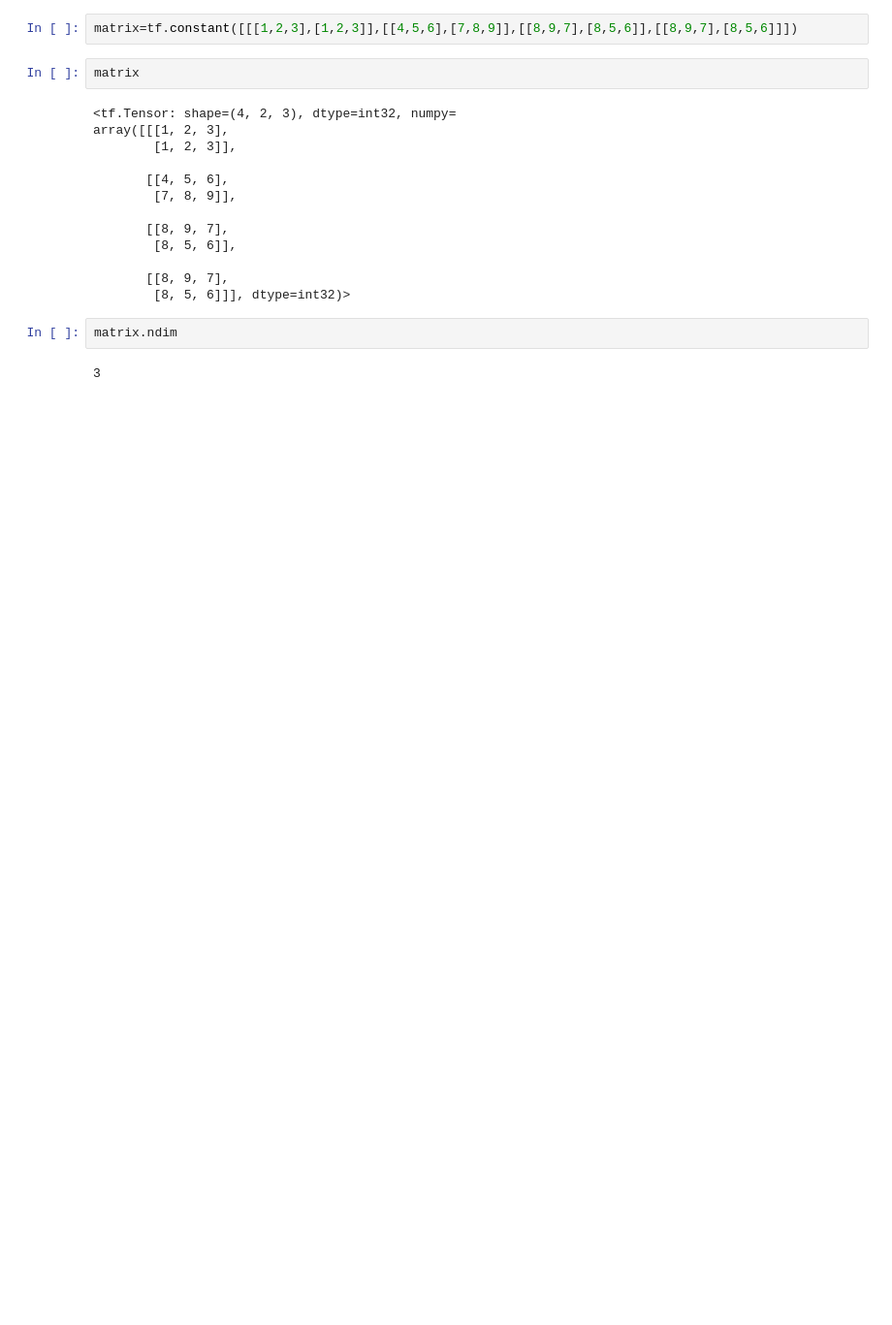
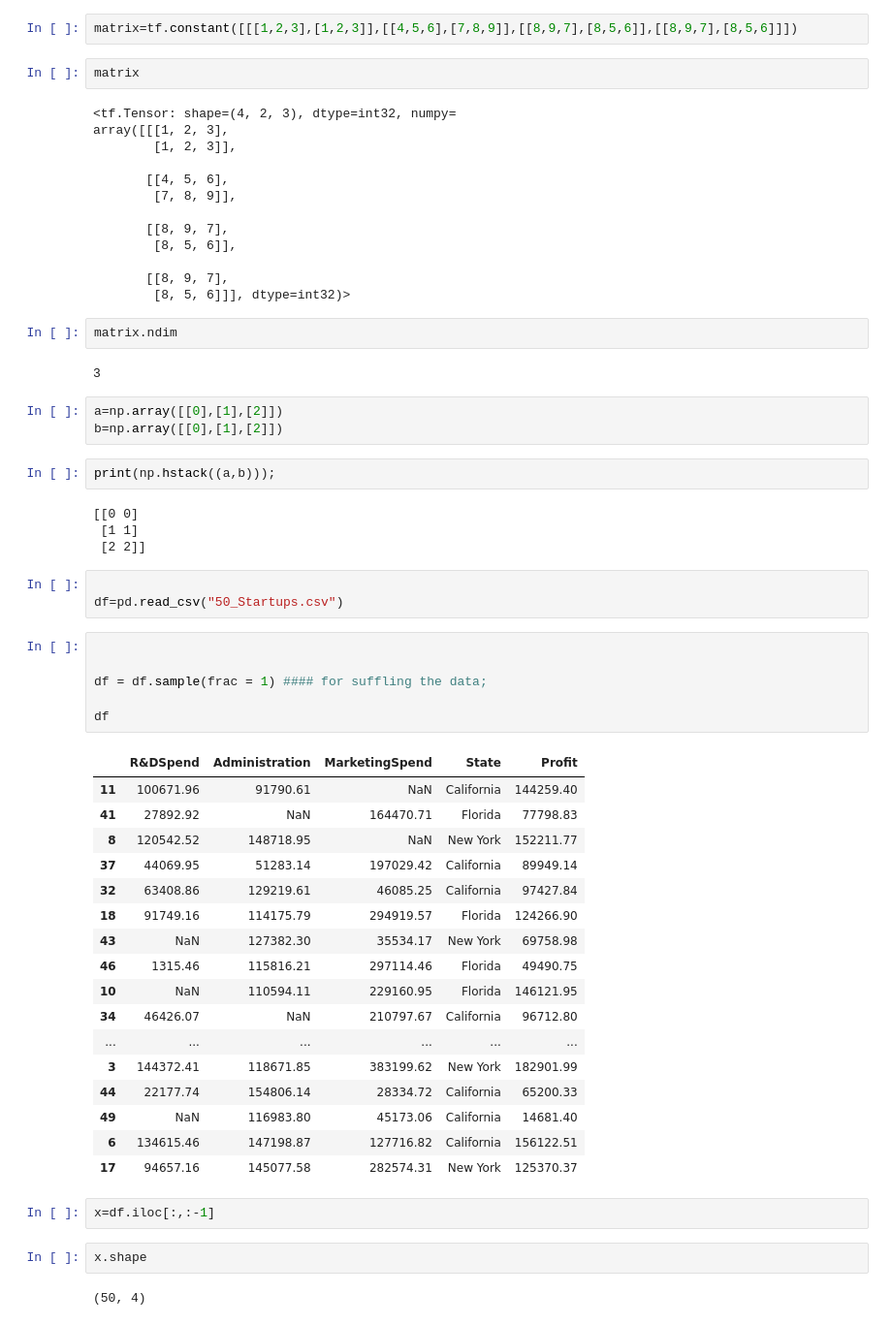
Before and after one commit to darshbaxi/Tensorflow-Practice, a Jupyter notebook: Fundamental_tensorflow.ipynb, the cells around one changed output. Shown at 97% size. Cells and saved outputs as stored; diff of their text form; blank space fills up the shorter version.

```diff
--- a/Fundamental_tensorflow.ipynb
+++ b/Fundamental_tensorflow.ipynb
@@ -23,3 +27,45 @@ array([[[1, 2, 3],
 matrix.ndim
 # %% [output]
 3
+# %%
+a=np.array([[0],[1],[2]])
+b=np.array([[0],[1],[2]])
+# %%
+print(np.hstack((a,b)));
+# %% [output]
+[[0 0]
+ [1 1]
+ [2 2]]
+# %%
+
+df=pd.read_csv("50_Startups.csv")
+# %%
+
+
+df = df.sample(frac = 1) #### for suffling the data;
+
+df
+# %% [output]
+|  | R&DSpend | Administration | MarketingSpend | State | Profit |
+| 11 | 100671.96 | 91790.61 | NaN | California | 144259.40 |
+| 41 | 27892.92 | NaN | 164470.71 | Florida | 77798.83 |
+| 8 | 120542.52 | 148718.95 | NaN | New York | 152211.77 |
+| 37 | 44069.95 | 51283.14 | 197029.42 | California | 89949.14 |
+| 32 | 63408.86 | 129219.61 | 46085.25 | California | 97427.84 |
+| 18 | 91749.16 | 114175.79 | 294919.57 | Florida | 124266.90 |
+| 43 | NaN | 127382.30 | 35534.17 | New York | 69758.98 |
+| 46 | 1315.46 | 115816.21 | 297114.46 | Florida | 49490.75 |
+| 10 | NaN | 110594.11 | 229160.95 | Florida | 146121.95 |
+| 34 | 46426.07 | NaN | 210797.67 | California | 96712.80 |
+| ... | ... | ... | ... | ... | ... |
+| 3 | 144372.41 | 118671.85 | 383199.62 | New York | 182901.99 |
+| 44 | 22177.74 | 154806.14 | 28334.72 | California | 65200.33 |
+| 49 | NaN | 116983.80 | 45173.06 | California | 14681.40 |
+| 6 | 134615.46 | 147198.87 | 127716.82 | California | 156122.51 |
+| 17 | 94657.16 | 145077.58 | 282574.31 | New York | 125370.37 |
+# %%
+x=df.iloc[:,:-1]
+# %%
+x.shape
+# %% [output]
+(50, 4)
```
Also changed, not shown: parts of 6 cells of this notebook.
